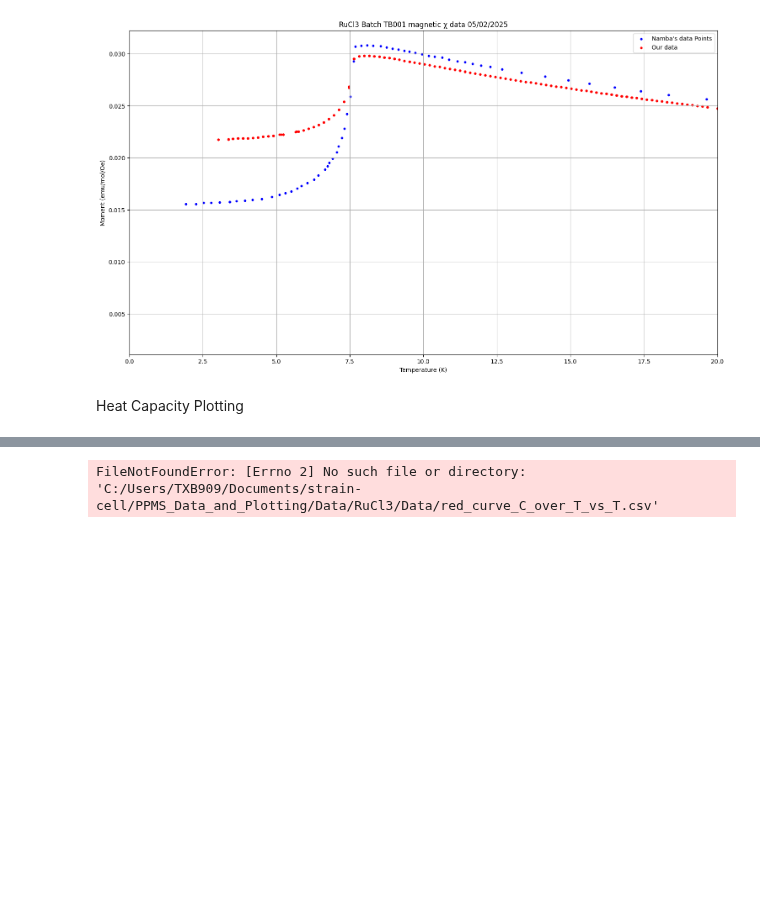
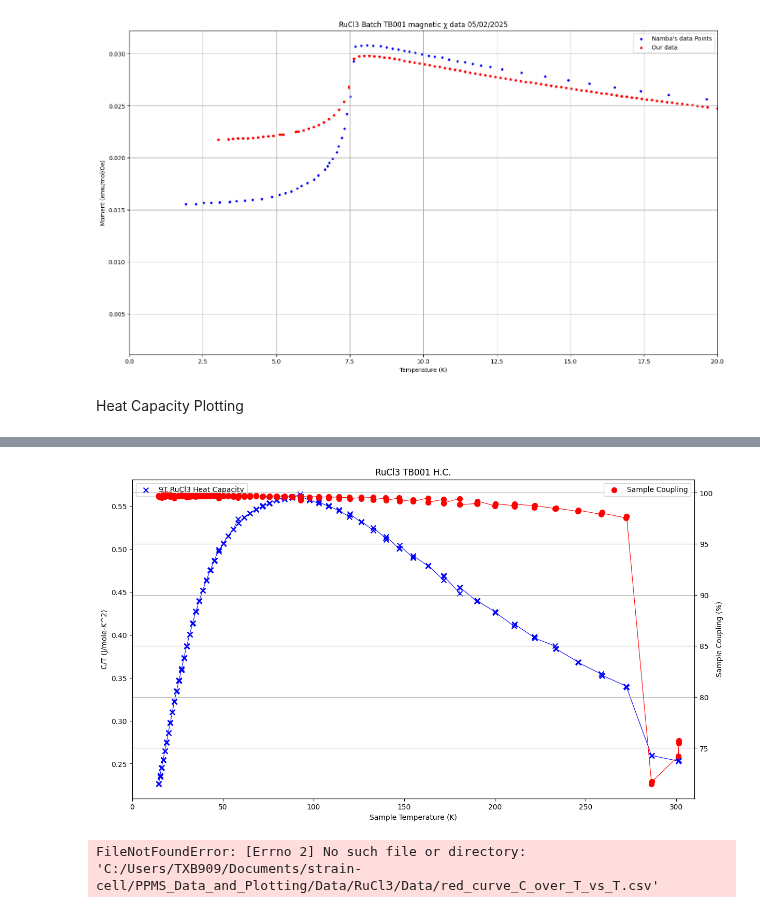
Before and after one commit to Brogan8813/strain-cell, a Jupyter notebook: PPMS_Data_and_Plotting/Plotting/PPMS Plotting.ipynb, the cells around one changed output, grey strips where cells are left out. Saved outputs shown, nothing was run; the diff lists cells and outputs as text; code cells hidden in the pictures; blank space fills up the shorter version.

```diff
--- a/PPMS_Data_and_Plotting/Plotting/PPMS Plotting.ipynb
+++ b/PPMS_Data_and_Plotting/Plotting/PPMS Plotting.ipynb
@@ -407,0 +410,83 @@ Remaining Column Headers are: Index(['Time Stamp (Seconds)', 'Comment ()', 'Syst
+# %%
+'Samp HC (J/mole-K)'
+
+import pandas as pd
+import os
+
+'''
+#Namba paperData
+df_ref = pd.read_csv("C:/Users/TXB909/Documents/strain-cell/PPMS_Data_and_Plotting/Data/RuCl3/Data/Namba_data_HC.csv", sep=",", encoding='unicode_escape')
+x = df_ref.loc[:,'x']
+y = df_ref.loc[:,' y']
+
+x1 = x
+y1 = y
+'''
+
+#our data
+
+sample_mass=0.033 #in g
+molar_mass = 207.43 #in g/mol
+
+#9T HC
+
+HC_9T_RuCl3 = HC_PPMS_data_loading("C:/Users/thoma/Documents/Physics_Work/Python Scripts/strain-cell/PPMS_Data_and_Plotting/Data/RuCl3/Data/Heat Capacity/07-04-2025_RuCl3_TB001_9T_ZFCW_coarse_Scan_15-300K_001.csv")
+#HC_9T_RuCl3 = HC_PPMS_data_loading("C:/Users/TXB909/Documents/strain-cell/PPMS_Data_and_Plotting/Data/RuCl3/Data/Heat Capacity/RuCl3_TB001_HC_9T_06-04-2025.csv")
+HC_9T_RuCl3.sort_values(by=['Sample Temp (Kelvin)'])
+x1 = HC_9T_RuCl3.loc[:,'Sample Temp (Kelvin)']
+y1 = HC_9T_RuCl3.loc[:,'Samp HC (J/mole-K)']
+y1err=HC_9T_RuCl3['Samp HC Err (J/mole-K)']
+
+y2 = HC_9T_RuCl3.loc[:,'Sample Coupling (Percent)']
+
+
+
+
+#get Specific heat capacity = C/T
+
+y1 = y1/x1
+
+fig = plt.figure()
+fig.set_figheight(8)
+fig.set_figwidth(14)
+ax = fig.add_subplot(111)
+
+
+
+ax.scatter(x1, y1, marker='x', s=50,
+                #c='r',
+                facecolors='b', edgecolors= 'b', label = '9T RuCl3 Heat Capacity')
+
+#plt.errorbar(x2, y2, yerr=y2err,capsize=4,                    # little cap on the error bar
+#    ecolor='gray',                # color of error bars
+#    elinewidth=1.2,
+#    markerfacecolor='blue')
+
+ax.plot(x1, y1, c='b', linewidth=0.8)
+
+ax2 = ax.twinx()
+
+ax2.scatter(x1, y2, marker='o', s=50,
+                #c='r',
+                facecolors='r', edgecolors= 'r', label = 'Sample Coupling')
+
+#plt.errorbar(x2, y2, yerr=y2err,capsize=4,                    # little cap on the error bar
+#    ecolor='gray',                # color of error bars
+#    elinewidth=1.2,
+#    markerfacecolor='blue')
+
+ax2.plot(x1, y2, c='r', linewidth=0.8)
+
+
+plt.xlim(0, 310)
+plt.title('RuCl3 TB001 H.C.')
+
+plt.grid('both')
+ax.set_xlabel('Sample Temperature (K)')
+ax.set_ylabel('C/T (J/mole-K^2)')
+ax2.set_ylabel('Sample Coupling (%)')
+ax2.legend(loc=0)
+ax.legend(loc=2)
+
+plt.show()
+# %% [output]
@@ -408,3 +506,4 @@ Remaining Column Headers are: Index(['Time Stamp (Seconds)', 'Comment ()', 'Syst
+[figure, added]
 # %%
 import pandas as pd
 import matplotlib.pyplot as plt
```
Also changed, not shown: parts of 3 cells of this notebook, 1 other file.
